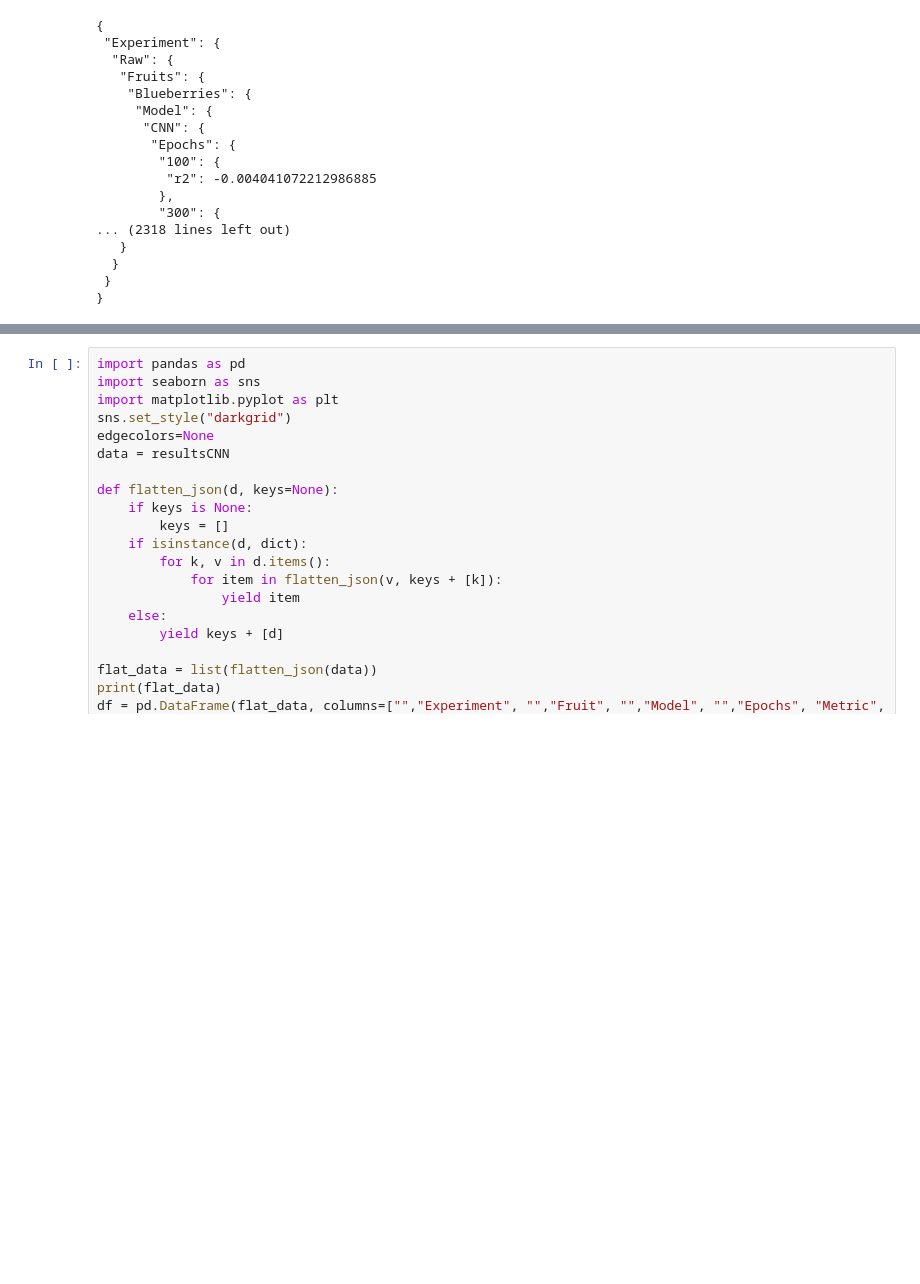
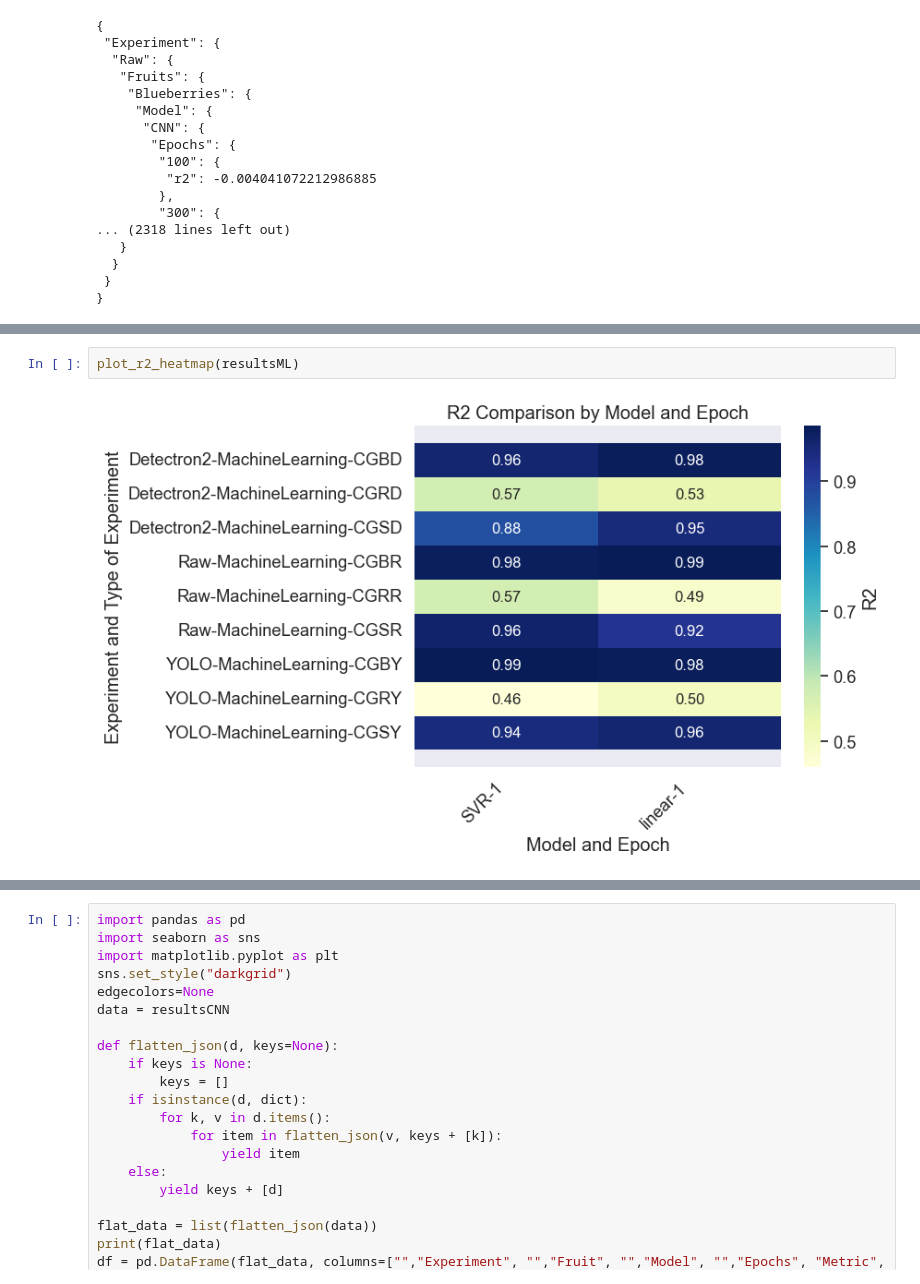
Before and after one commit to pcruiher08/ImageFeatures, a Jupyter notebook: Experiments/Graphs.ipynb, the cells around one changed output, grey strips where cells are left out. Drawn from its saved outputs; the diff is of its cells as text; blank space fills up the shorter version.

```diff
--- a/Experiments/Graphs.ipynb
+++ b/Experiments/Graphs.ipynb
@@ -38,0 +91,4 @@ print(json.dumps(resultsML, indent=1))
+# %%
+plot_r2_heatmap(resultsML)
+# %% [output]
+[figure, added]
```
Also changed, not shown: parts of 2 cells of this notebook.
